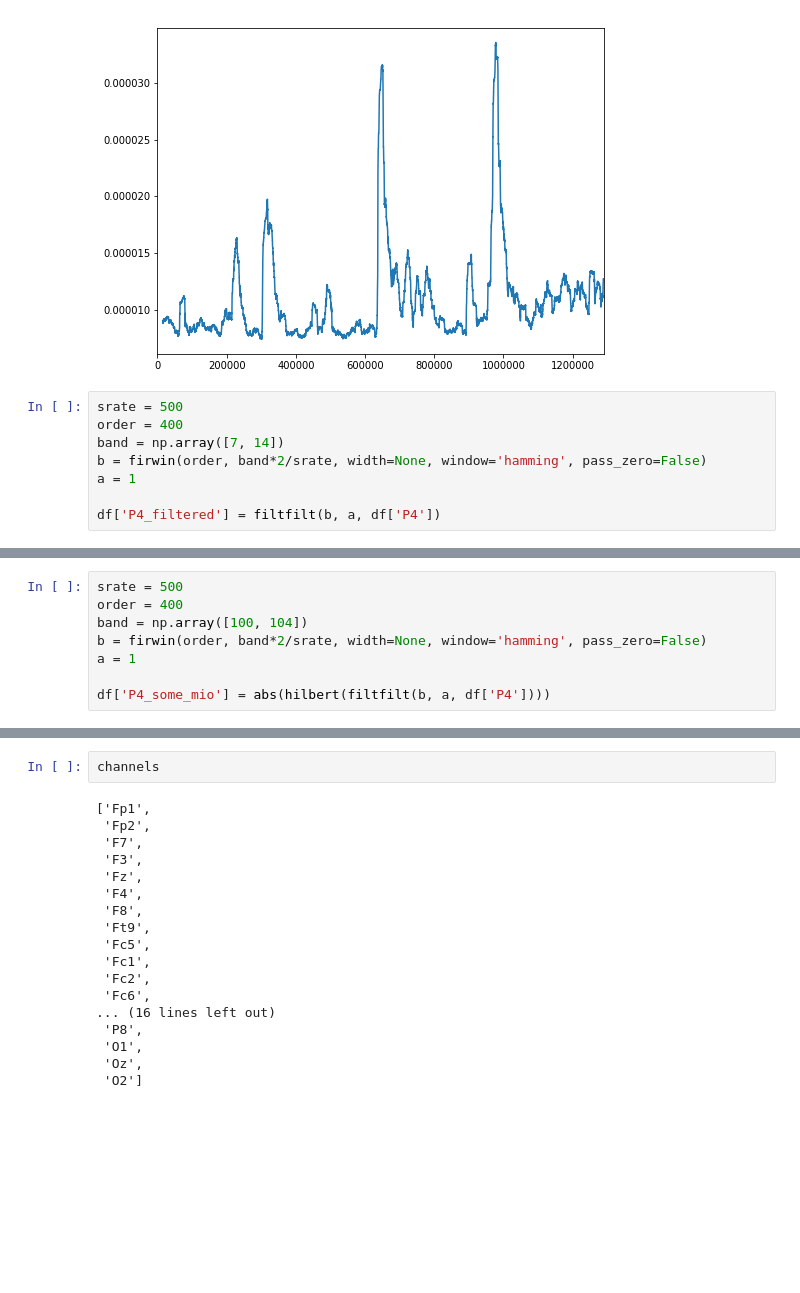
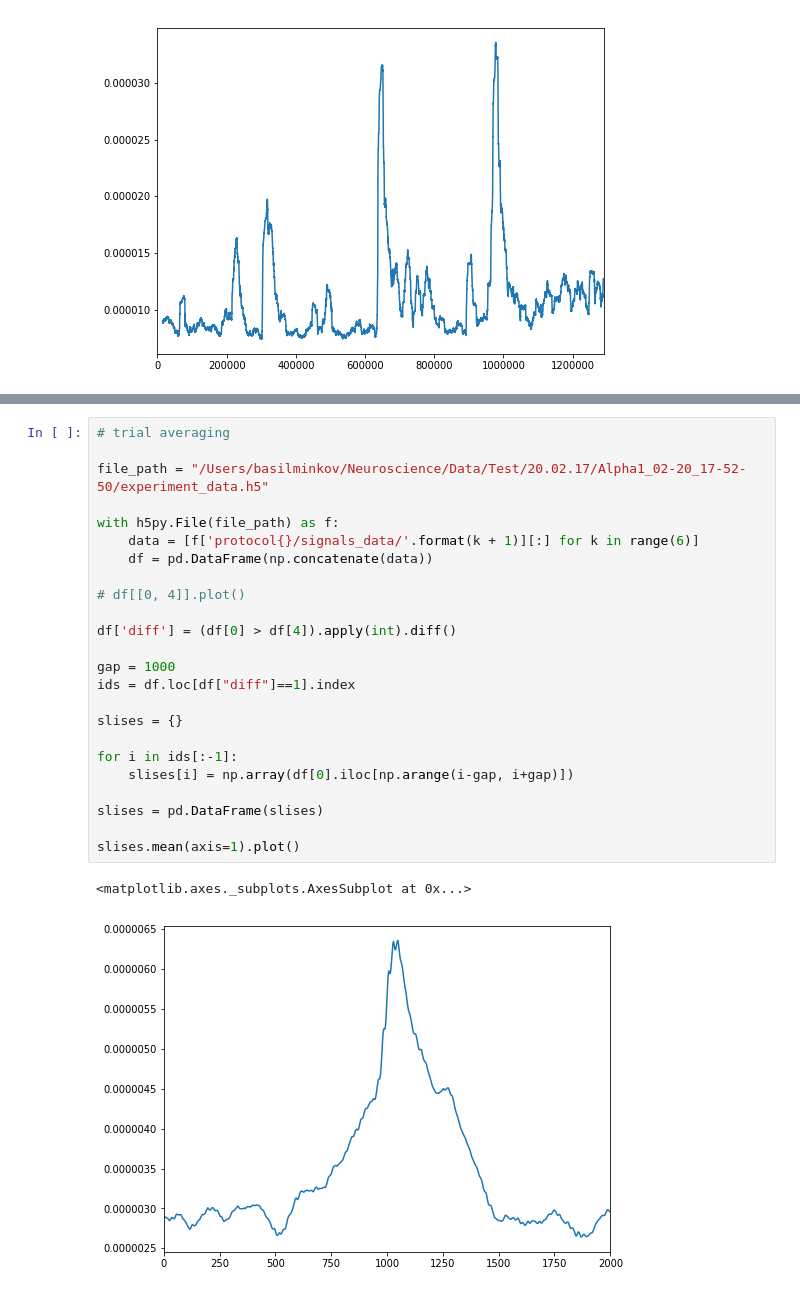
Before and after one commit to BasilMinkov/Jupyter-Notebooks, a Jupyter notebook: alpha_feedback/AlphaNFB_Subject1.ipynb, the cells around one changed output, grey strips where cells are left out. Saved outputs shown, nothing was run; the diff lists cells and outputs as text; blank space fills up the shorter version.

Commit message:
Updated analisys. Added averaging of alpha at the moment of reinforcement.

```diff
--- a/alpha_feedback/AlphaNFB_Subject1.ipynb
+++ b/alpha_feedback/AlphaNFB_Subject1.ipynb
@@ -74,11 +34,3 @@ df['P4'].rolling(fs*30).std().plot()
 # %% [output]
 <matplotlib.axes._subplots.AxesSubplot at 0x...>
 [figure]
-# %%
-srate = 500
-order = 400
-band = np.array([7, 14])
-b = firwin(order, band*2/srate, width=None, window='hamming', pass_zero=False)
-a = 1
-
-df['P4_filtered'] = filtfilt(b, a, df['P4'])
@@ -97,11 +49,3 @@ plt.legend(bbox_to_anchor=(1.05, 1), loc=2, borderaxespad=0.)
 plt.show()
 # %% [output]
 [figure]
-# %%
-srate = 500
-order = 400
-band = np.array([100, 104])
-b = firwin(order, band*2/srate, width=None, window='hamming', pass_zero=False)
-a = 1
-
-df['P4_some_mio'] = abs(hilbert(filtfilt(b, a, df['P4'])))
@@ -153,20 +52,27 @@ for frequency in np.arange(min_frequency,frequencies):
-# %%
-channels
-# %% [output]
-['Fp1',
- 'Fp2',
- 'F7',
- 'F3',
- 'Fz',
- 'F4',
- 'F8',
- 'Ft9',
- 'Fc5',
- 'Fc1',
- 'Fc2',
- 'Fc6',
-... (16 lines left out)
- 'P8',
- 'O1',
- 'Oz',
- 'O2']
+# %%
+# trial averaging
+
+file_path = "/Users/basilminkov/Neuroscience/Data/Test/20.02.17/Alpha1_02-20_17-52-50/experiment_data.h5"
+
+with h5py.File(file_path) as f:
+    data = [f['protocol{}/signals_data/'.format(k + 1)][:] for k in range(6)]
+    df = pd.DataFrame(np.concatenate(data))
+
+# df[[0, 4]].plot()
+
+df['diff'] = (df[0] > df[4]).apply(int).diff()
+
+gap = 1000
+ids = df.loc[df["diff"]==1].index
+
+slises = {}
+
+for i in ids[:-1]:
+    slises[i] = np.array(df[0].iloc[np.arange(i-gap, i+gap)])
+
+slises = pd.DataFrame(slises)
+
+slises.mean(axis=1).plot()
+# %% [output]
+<matplotlib.axes._subplots.AxesSubplot at 0x...>
+[figure, added]
```
Also changed, not shown: parts of 10 cells of this notebook.
